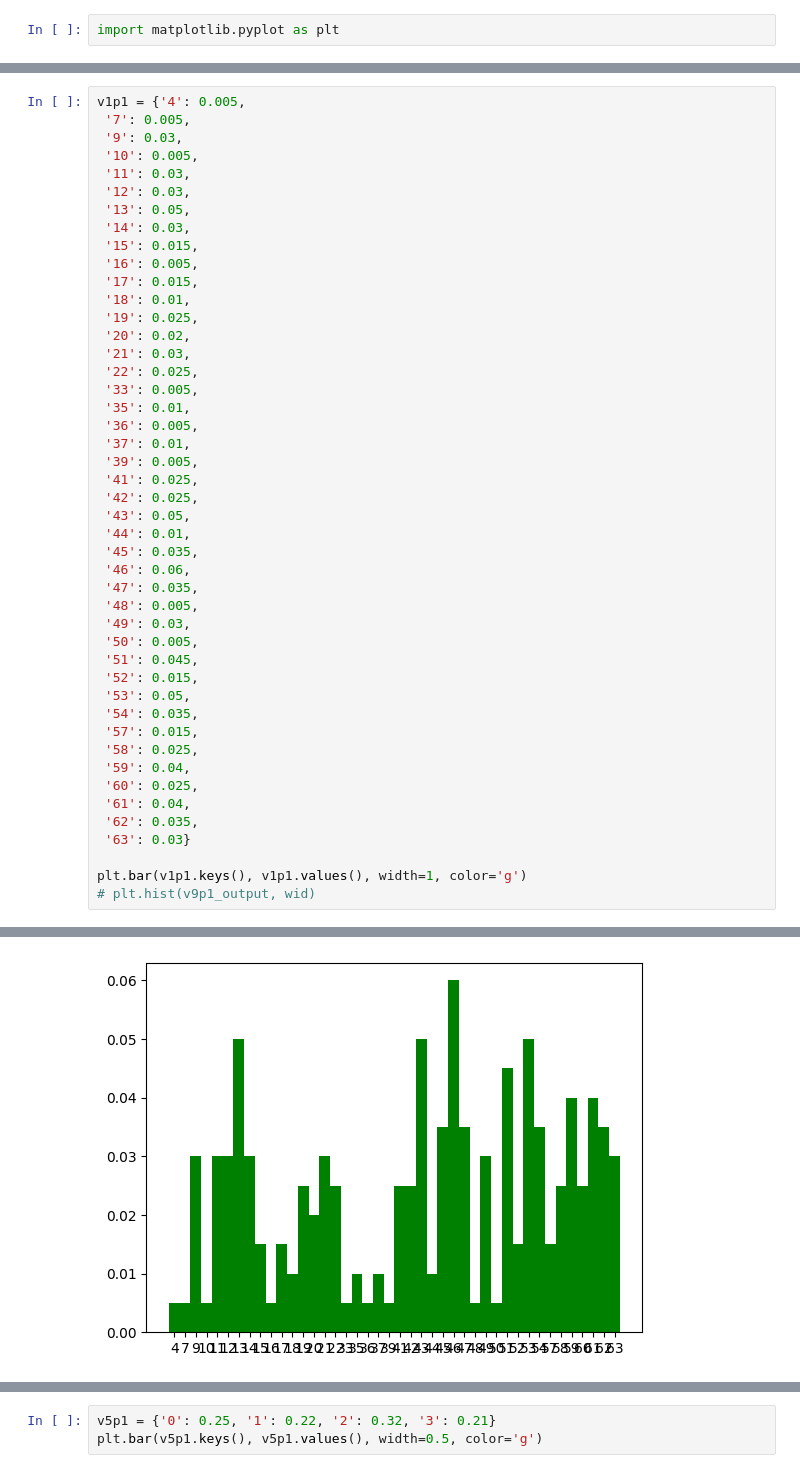
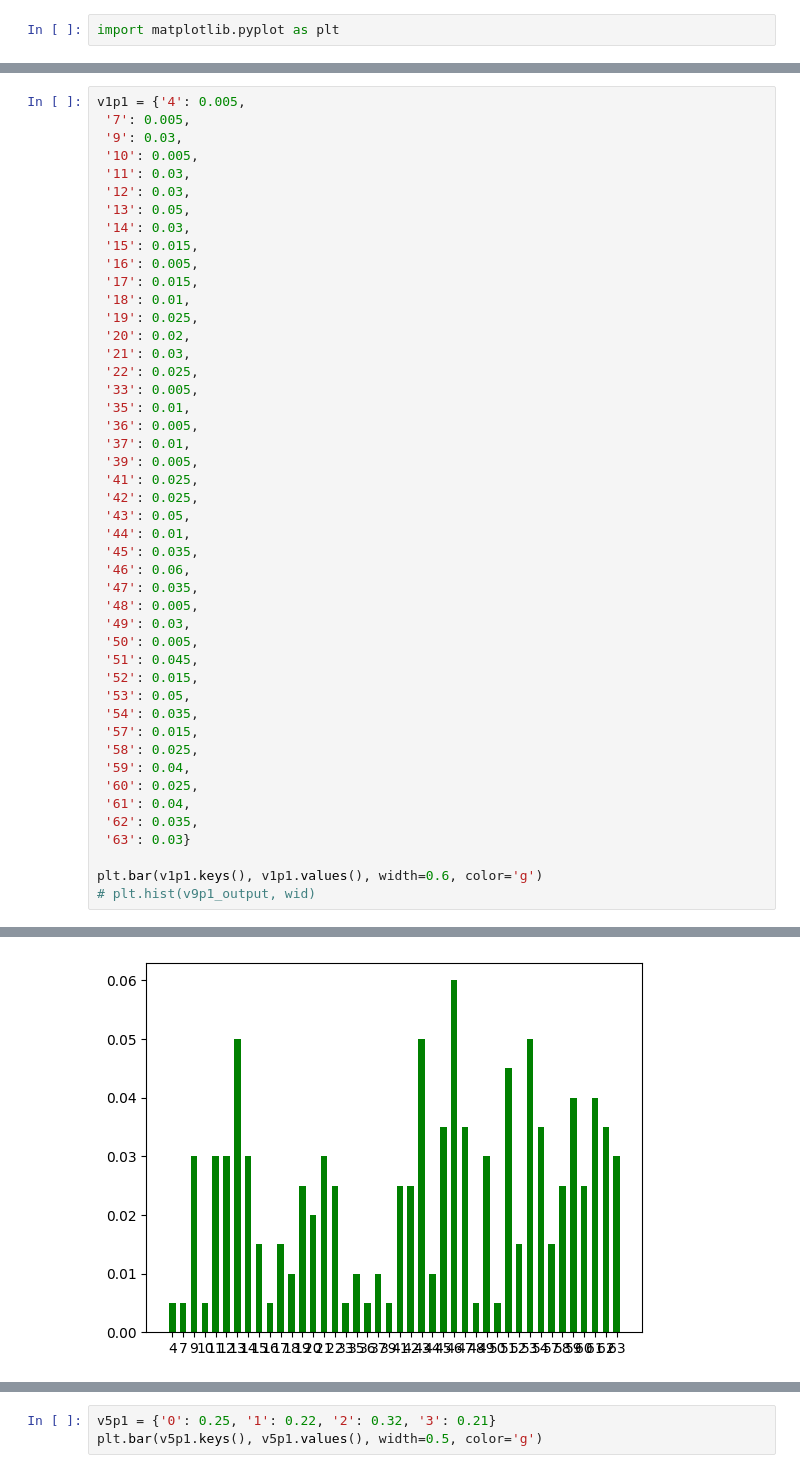
Before and after one commit to spatel555/2024_IonQ_Remote, a Jupyter notebook: generate_histograms.ipynb, the cells around one changed output, grey strips where cells are left out. Saved outputs shown, nothing was run; the diff lists cells and outputs as text.

Commit message:
full histograms are up

```diff
--- a/generate_histograms.ipynb
+++ b/generate_histograms.ipynb
@@ -22,32 +24,32 @@ v1p1 = {'4': 0.005,
  '33': 0.005,
  '35': 0.01,
  '36': 0.005,
  '37': 0.01,
  '39': 0.005,
  '41': 0.025,
  '42': 0.025,
  '43': 0.05,
  '44': 0.01,
  '45': 0.035,
  '46': 0.06,
  '47': 0.035,
  '48': 0.005,
  '49': 0.03,
  '50': 0.005,
  '51': 0.045,
  '52': 0.015,
  '53': 0.05,
  '54': 0.035,
  '57': 0.015,
  '58': 0.025,
  '59': 0.04,
  '60': 0.025,
  '61': 0.04,
  '62': 0.035,
  '63': 0.03}
 
-plt.bar(v1p1.keys(), v1p1.values(), width=1, color='g')
+plt.bar(v1p1.keys(), v1p1.values(), width=0.6, color='g')
 # plt.hist(v9p1_output, wid)
 # %% [output]
 <BarContainer object of 42 artists>
-[figure, old version]
+[figure, new version]
```
Also changed, not shown: parts of 24 cells of this notebook.
